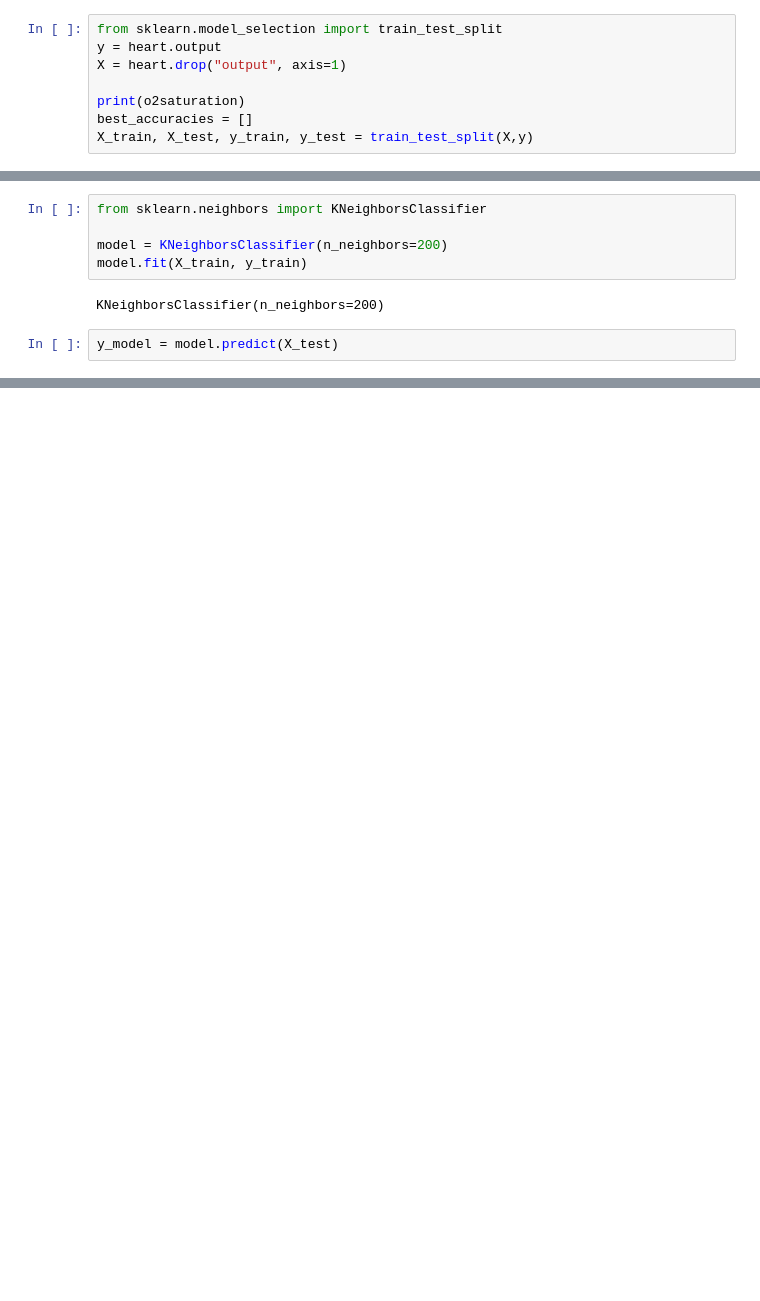
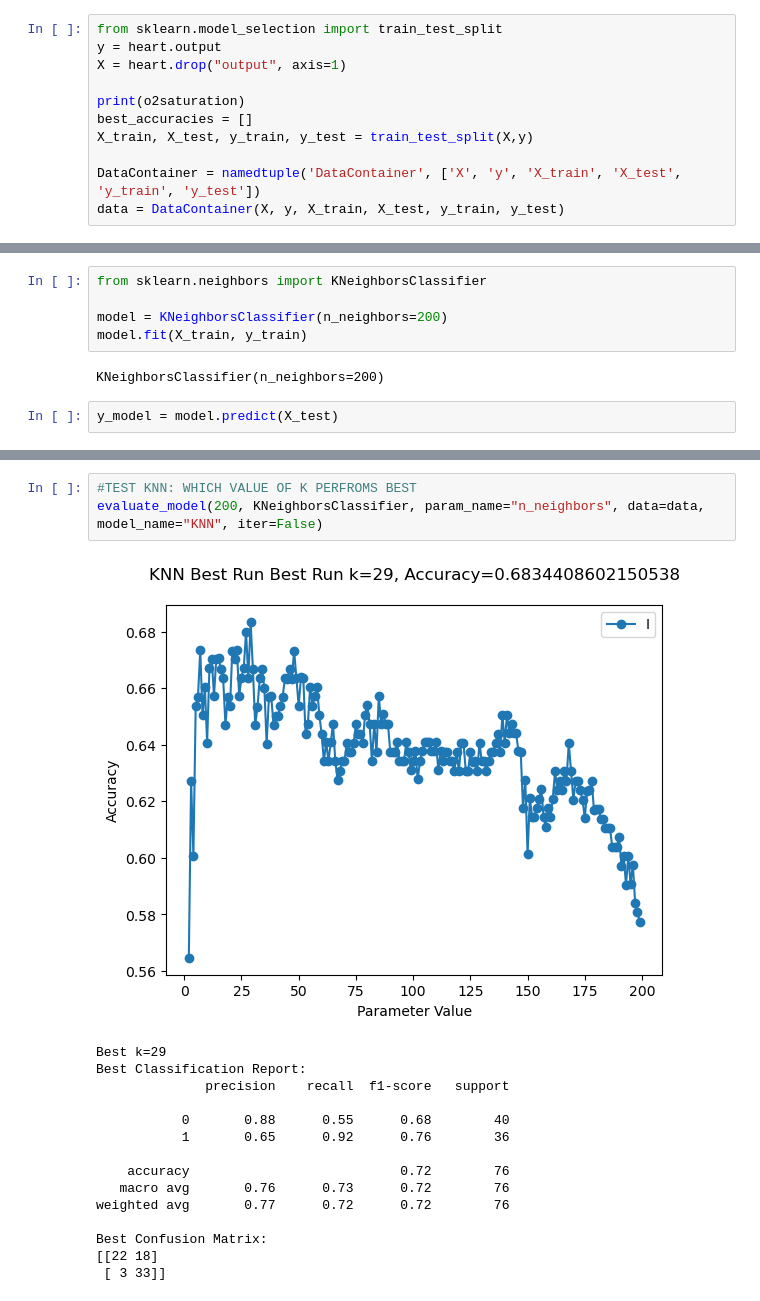
Before and after one commit to AKolari/Heart-Attack-Classifier-, a Jupyter notebook: consolidated.ipynb, the cells around one changed output, grey strips where cells are left out. Saved outputs shown, nothing was run; the diff lists cells and outputs as text; blank space fills up the shorter version.

```diff
--- a/consolidated.ipynb
+++ b/consolidated.ipynb
@@ -23,6 +25,9 @@ X = heart.drop("output", axis=1)
 print(o2saturation)
 best_accuracies = []
 X_train, X_test, y_train, y_test = train_test_split(X,y)
+
+DataContainer = namedtuple('DataContainer', ['X', 'y', 'X_train', 'X_test', 'y_train', 'y_test'])
+data = DataContainer(X, y, X_train, X_test, y_train, y_test)
 # %% [output]
       98.6
 0     98.6
@@ -55,0 +112,19 @@ accuracy_score(y_test, y_model)
+# %%
+#TEST KNN: WHICH VALUE OF K PERFROMS BEST
+evaluate_model(200, KNeighborsClassifier, param_name="n_neighbors", data=data, model_name="KNN", iter=False)
+# %% [output]
+[figure, added]
+Best k=29
+Best Classification Report:
+              precision    recall  f1-score   support
+
+           0       0.88      0.55      0.68        40
+           1       0.65      0.92      0.76        36
+
+    accuracy                           0.72        76
+   macro avg       0.76      0.73      0.72        76
+weighted avg       0.77      0.72      0.72        76
+
+Best Confusion Matrix:
+[[22 18]
+ [ 3 33]]
```
Also changed, not shown: parts of 19 cells of this notebook, 1 other file.
